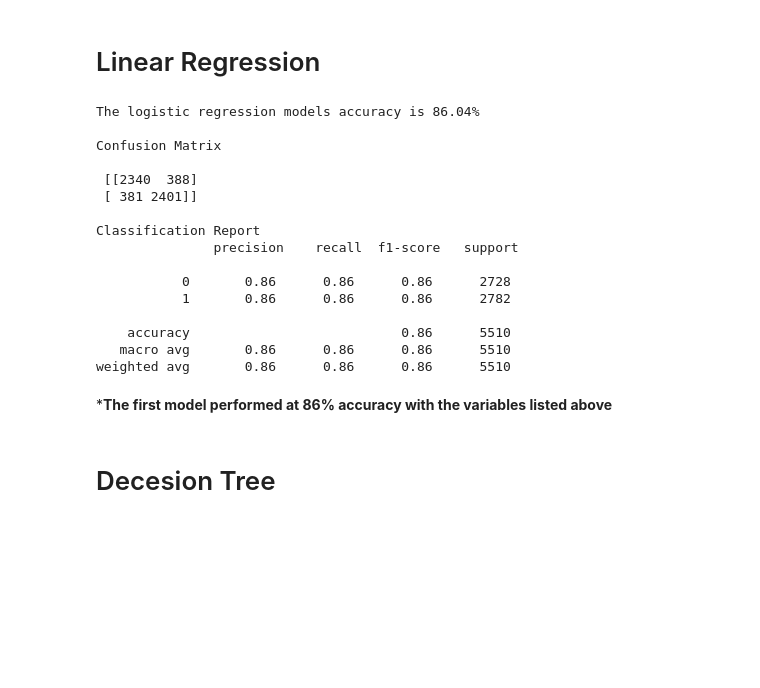
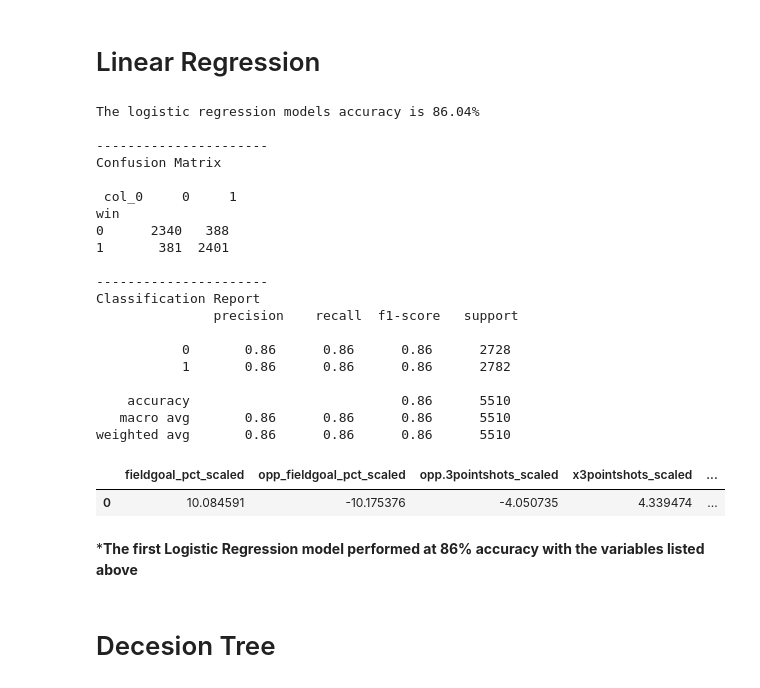
Before and after one commit to george887/NBA_stats, a Jupyter notebook: explore.ipynb, the cells around one changed output. Cells and saved outputs as stored; diff of their text form; code cells hidden in the pictures; blank space fills up the shorter version.

Commit message:
adding edits to train models

```diff
--- a/explore.ipynb
+++ b/explore.ipynb
@@ -447,15 +447,19 @@ from sklearn.ensemble import RandomForestClassifier
 from sklearn.neighbors import KNeighborsClassifier
 import model as m
 # %%
-m.logistic_regression(X_train, y_train)
+coef_df, logit = m.logistic_regression(X_train, y_train)
 # %% [output]
 The logistic regression models accuracy is 86.04%
 
+----------------------
 Confusion Matrix
 
- [[2340  388]
- [ 381 2401]]
+ col_0     0     1
+win
+0      2340   388
+1       381  2401
 
+----------------------
 Classification Report
                precision    recall  f1-score   support
 
@@ -465,8 +469,13 @@ Classification Report
     accuracy                           0.86      5510
    macro avg       0.86      0.86      0.86      5510
 weighted avg       0.86      0.86      0.86      5510
+# %%
+coef_df
+# %% [output]
+|  | fieldgoal_pct_scaled | opp_fieldgoal_pct_scaled | opp.3pointshots_scaled | x3pointshots_scaled | ... |
+| 0 | 10.084591 | -10.175376 | -4.050735 | 4.339474 | ... |
 # %% [markdown]
-***The first model performed at 86% accuracy with the variables listed above**
+***The first Logistic Regression model performed at 86% accuracy with the variables listed above**
 # %% [markdown]
 # Decesion Tree
 # %%
```
Also changed, not shown: parts of 13 cells of this notebook, 1 other file.
